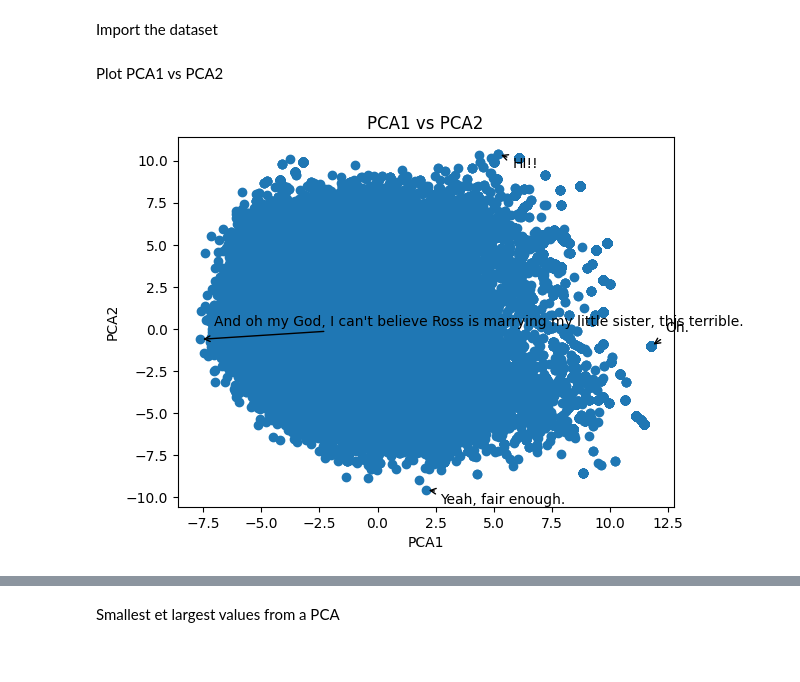
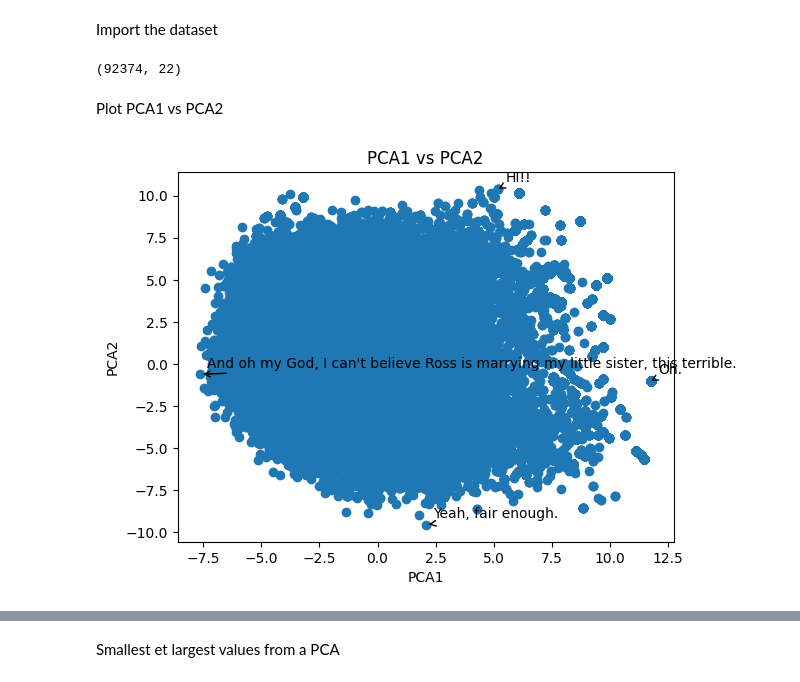
Before and after one commit to amandinecaut/Friends_analysis, a Jupyter notebook: clusters_all_episodes.ipynb, the cells around one changed output, grey strips where cells are left out. Drawn from its saved outputs; the diff is of its cells as text; code cells hidden in the pictures.

```diff
--- a/clusters_all_episodes.ipynb
+++ b/clusters_all_episodes.ipynb
@@ -19,3 +20,6 @@ pca_df = pd.read_pickle('C:/Users/amaca253/Desktop/Friends-Friends-Language-Anal
 #pca_df = pd.read_pickle('C:/Users/amaca253/Desktop/Friends-Friends-Language-Analysis/data_pickle/Episode_1_pca.pkl')
 
 # To do a matrix : pca_df = pca_df.values attention select the pca row before
+print(pca_df.shape)
+# %% [output]
+(92374, 22)
@@ -29,36 +53,35 @@ plt.scatter(pca_df['PCA1'], pca_df['PCA2'])
 # Finding the index of the furthest words on each axis
 max_pca1_index = pca_df['PCA1'].idxmax()
 max_pca2_index = pca_df['PCA2'].idxmax()
 
 min_pca1_index = pca_df['PCA1'].idxmin()
 min_pca2_index = pca_df['PCA2'].idxmin()
 
 # Getting the corresponding words
 max_pca1_word = pca_df['Said'][max_pca1_index]
 max_pca2_word = pca_df['Said'][max_pca2_index]
 
 min_pca1_word = pca_df['Said'][min_pca1_index]
 min_pca2_word = pca_df['Said'][min_pca2_index]
 
 # Annotating the furthest words on each axis
-plt.annotate(max_pca1_word, (pca_df['PCA1'][max_pca1_index], pca_df['PCA2'][max_pca1_index]), xytext=(10, 10),
+plt.annotate(max_pca1_word, (pca_df['PCA1'][max_pca1_index], pca_df['PCA2'][max_pca1_index]), xytext=(5, 5),
              textcoords='offset points', arrowprops=dict(arrowstyle="->"))
-plt.annotate(max_pca2_word, (pca_df['PCA1'][max_pca2_index], pca_df['PCA2'][max_pca2_index]), xytext=(10, -10),
+plt.annotate(max_pca2_word, (pca_df['PCA1'][max_pca2_index], pca_df['PCA2'][max_pca2_index]), xytext=(5, 5),
              textcoords='offset points', arrowprops=dict(arrowstyle="->"))
-plt.annotate(min_pca1_word, (pca_df['PCA1'][min_pca1_index], pca_df['PCA2'][min_pca1_index]), xytext=(10, 10),
+plt.annotate(min_pca1_word, (pca_df['PCA1'][min_pca1_index], pca_df['PCA2'][min_pca1_index]), xytext=(5, 5),
              textcoords='offset points', arrowprops=dict(arrowstyle="->"))
-plt.annotate(min_pca2_word, (pca_df['PCA1'][min_pca2_index], pca_df['PCA2'][min_pca2_index]), xytext=(10, -10),
+plt.annotate(min_pca2_word, (pca_df['PCA1'][min_pca2_index], pca_df['PCA2'][min_pca2_index]), xytext=(5, 5),
              textcoords='offset points', arrowprops=dict(arrowstyle="->"))
-
 
 
 
 # Adding labels and title
 plt.xlabel('PCA1')
 plt.ylabel('PCA2')
 plt.title('PCA1 vs PCA2')
 
 # Displaying the plot
 plt.show()
 # %% [output]
-[figure, old version]
+[figure, new version]
```
Also changed, not shown: parts of 39 cells of this notebook.
